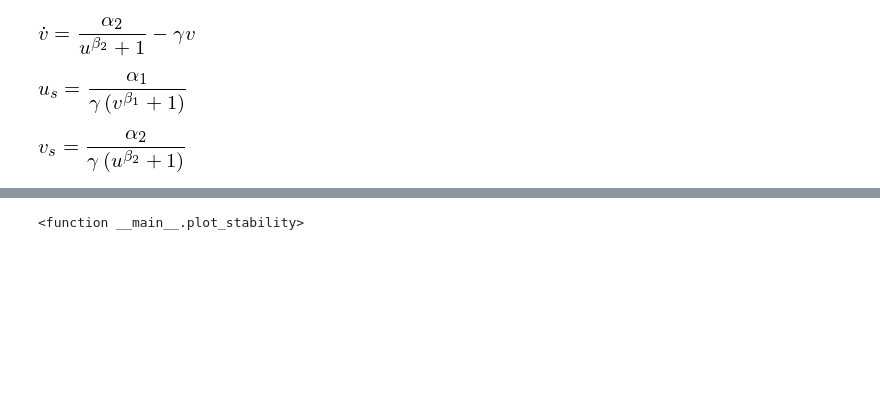
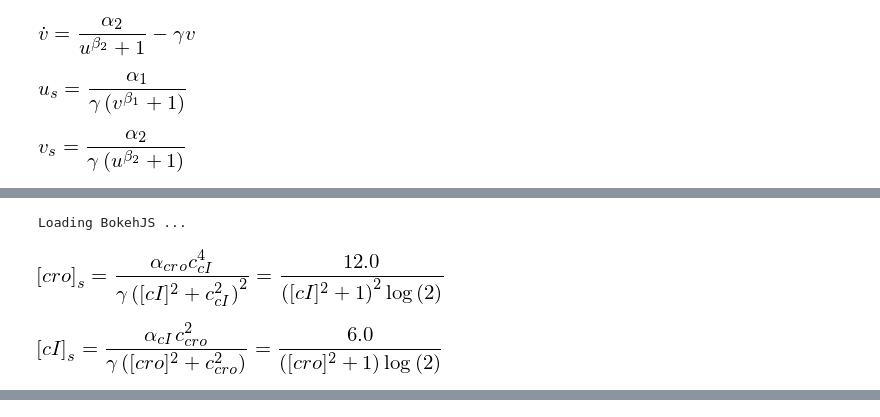
Before and after one commit to jpoles1/BIOC455, a Jupyter notebook: Report/LTM Analysis.ipynb, the cells around one changed output, grey strips where cells are left out. Drawn from its saved outputs; the diff is of its cells as text; code cells hidden in the pictures; blank space fills up the shorter version.

```diff
--- a/Report/LTM Analysis.ipynb
+++ b/Report/LTM Analysis.ipynb
@@ -64,6 +67,8 @@ def plot_stability(a1_val=.1, a2_val=.1, div_time=60):
     plt = Figure(plot_width=400, plot_height=400)
     plt.line('x', 'u', source=source, line_width=3, line_alpha=0.6, line_color="blue")
     plt.line('v', 'x', source=source, line_width=3, line_alpha=0.6, line_color="green")
+    plt.xaxis.axis_label = '[u]'
+    plt.yaxis.axis_label = '[v]'
     show(plt)
 interact(plot_stability, a1_val=(.001, .6, .01), a2_val=(.001, .6, .01), div_time=(20, 120, 5), __manual=True)
 plot_stability()
@@ -100,21 +115,29 @@ display(Eq(Symbol("{[cI]}_s"), cI_stable))
 # %%
 output_notebook()
 def plot_stability(alpha_cro=.2, alpha_cI=.1, rep_cro=1, rep_cI=1, div_time=60):
-    lf_cro_stable = lambdify(cI, cro_stable.subs([(a_cro, alpha_cro), (c_cI, rep_cI), (gamma, ln(2)/div_time)]))
-    lf_cI_stable = lambdify(cro, cI_stable.subs([(a_cI, alpha_cI), (c_cro, rep_cro), (gamma, ln(2)/div_time)]))
-    x_range = np.arange(0, 12, .05)
-    x_range = np.hstack((.0001, x_range))
+    subs_cro = cro_stable.subs([(a_cro, alpha_cro), (c_cI, rep_cI), (gamma, ln(2)/div_time)])
+    subs_cI = cI_stable.subs([(a_cI, alpha_cI), (c_cro, rep_cro), (gamma, ln(2)/div_time)])
+    lf_cro_stable = lambdify(cI, subs_cro)
+    lf_cI_stable = lambdify(cro, subs_cI)
+    x_range = np.arange(1, 20, .05)
+    x_range = np.hstack((np.arange(0, 1, .0001), x_range))
     source = ColumnDataSource(data=dict(x=x_range, u=lf_cro_stable(x_range), v=lf_cI_stable(x_range)))
     plt = Figure(plot_width=800, plot_height=400)
     plt.line('x', 'u', source=source, line_width=3, line_alpha=0.6, line_color="blue")
     plt.line('v', 'x', source=source, line_width=3, line_alpha=0.6, line_color="green")
+    plt.xaxis.axis_label = '[cI]'
+    plt.yaxis.axis_label = '[cro]'
+    display(Eq(Symbol("{[cro]}_s"), Eq(cro_stable, subs_cro)))
+    display(Eq(Symbol("{[cI]}_s"), Eq(cI_stable, subs_cI)))
     show(plt)
 interact(plot_stability,
          alpha_cro=(.01, .6, .01), alpha_cI=(.001, .6, .01),
-         rep_cro=(.01, 4, .2), rep_cI=(.01, 4, .2),
-         div_time=(20, 120, 5), __manual=0
+         rep_cro=(.01, 4, .1), rep_cI=(.01, 4, .1),
+         div_time=(20, 120, 5), __manual=1
 )
-#plot_stability()
+plot_stability()
 # %% [output]
+Loading BokehJS ...
+[figure, added]
+[figure, added]
 [interactive output not drawn]
-<function __main__.plot_stability>
```
Also changed, not shown: parts of 6 cells of this notebook.
